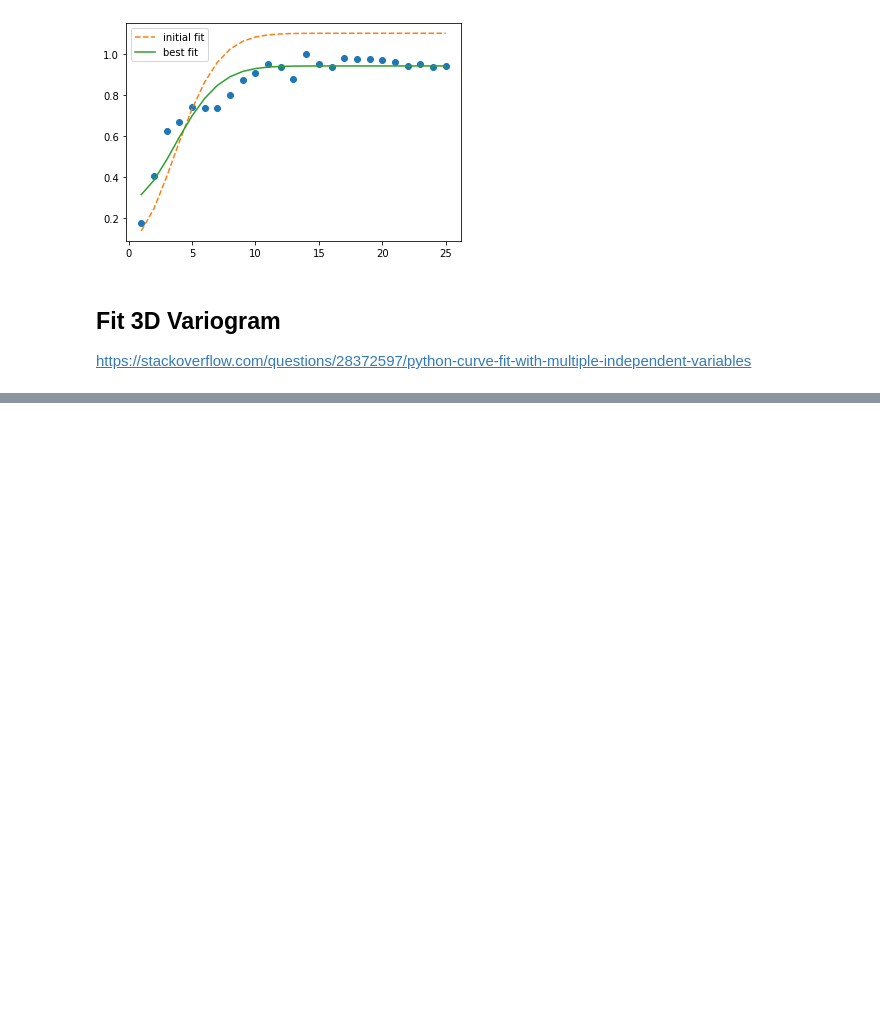
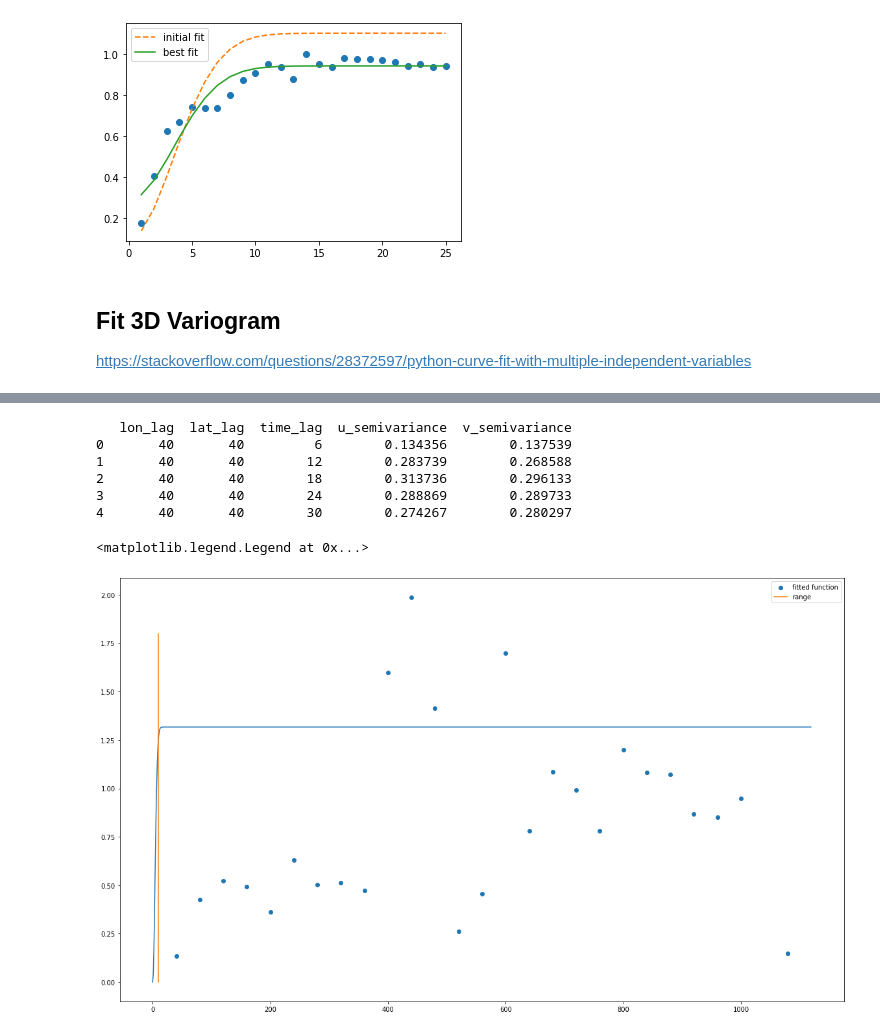
Before and after one commit to MariusWiggert/OceanPlatformControl, a Jupyter notebook: ocean_navigation_simulator/generative_error_model/ols.ipynb, the cells around one changed output, grey strips where cells are left out. Saved outputs shown, nothing was run; the diff lists cells and outputs as text; code cells hidden in the pictures; blank space fills up the shorter version.

```diff
--- a/ocean_navigation_simulator/generative_error_model/ols.ipynb
+++ b/ocean_navigation_simulator/generative_error_model/ols.ipynb
@@ -209,0 +192,16 @@ print(multi_dim_gaussian(*h, *r, s))
+# %%
+%load_ext autoreload
+%autoreload 2
+
+import numpy as np
+import scipy.optimize
+import pandas as pd
+import matplotlib.pyplot as plt
+
+# read in 3D variogram data
+file_path = "/home/jonas/Downloads/big_variogram.csv"
+variogram_3d = pd.read_csv(file_path)
+
+# remove zero points where there was no data
+variogram_3d = variogram_3d[variogram_3d["u_semivariance"] != 0]
+variogram_3d
@@ -209,0 +260,36 @@ print(multi_dim_gaussian(*h, *r, s))
+# %%
+# create slice in var of fitted function
+var = "lat_lag"
+range_param_map = {"lon_lag":0, "lat_lag":1, "time_lag":2}
+var_semivariance = []
+var_lags = sorted(list(set(variogram_3d[var])))
+var_lags = range(var_lags[-1])
+for lag in var_lags:
+    var_semivariance.append(multi_dim_gaussian_slice(lag, popt[range_param_map[var]], popt[-1]))
+
+# slice variogram data
+print(variogram_3d[:5])
+index_to_remove = range_param_map[var]
+res = [40,40,6]
+vars = ["lon_lag", "lat_lag", "time_lag"]
+del vars[index_to_remove]
+del res[index_to_remove]
+var_slice = variogram_3d[(variogram_3d[vars[0]] == res[0]) & (variogram_3d[vars[1]] == res[1])]
+var_lags_variogram = var_slice[var]
+var_semivariance_variogram = var_slice["u_semivariance"]
+
+# visualize slices
+fig = plt.figure(figsize=(20,12))
+plt.plot(var_lags, var_semivariance)
+plt.scatter(var_lags_variogram, var_semivariance_variogram, label="fitted function")
+plt.plot(np.full(10,abs(popt[range_param_map[var]])), np.arange(0,2,0.2), label="range")
+plt.legend()
+# %% [output]
+   lon_lag  lat_lag  time_lag  u_semivariance  v_semivariance
+0       40       40         6        0.134356        0.137539
+1       40       40        12        0.283739        0.268588
+2       40       40        18        0.313736        0.296133
+3       40       40        24        0.288869        0.289733
+4       40       40        30        0.274267        0.280297
+<matplotlib.legend.Legend at 0x...>
+[figure, added]
```
Also changed, not shown: parts of 10 cells of this notebook, 4 other files.
